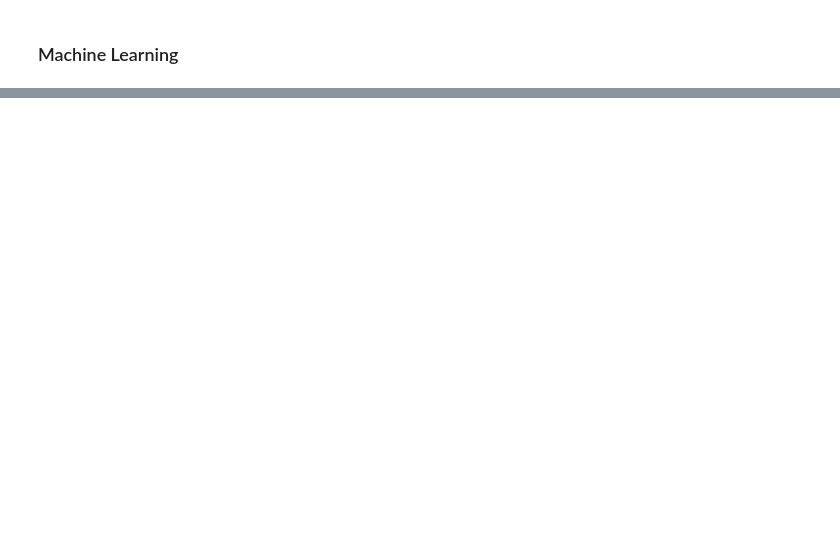
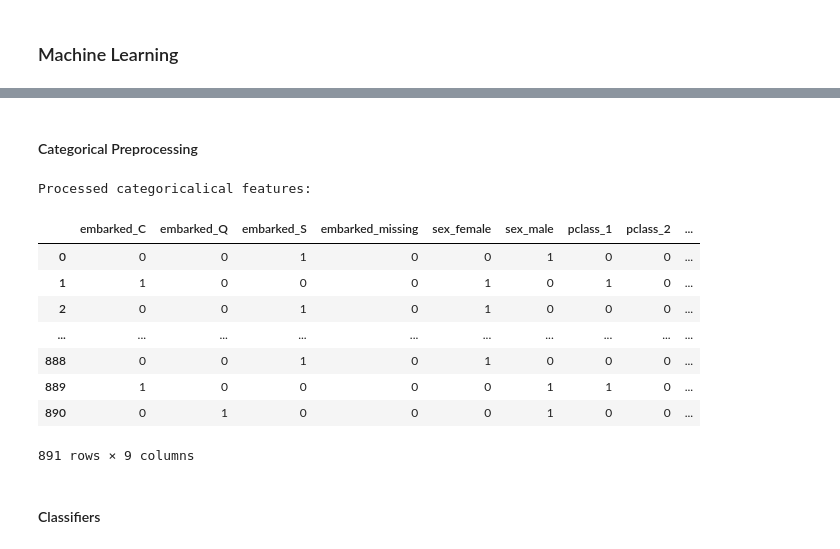
Before and after one commit to pmgasper/handson-ml, a Jupyter notebook: 03_ex3_titanic.ipynb, the cells around one changed output, grey strips where cells are left out. Drawn from its saved outputs; the diff is of its cells as text; code cells hidden in the pictures; blank space fills up the shorter version.

```diff
--- a/03_ex3_titanic.ipynb
+++ b/03_ex3_titanic.ipynb
@@ -306,11 +343,46 @@ num_trans = Pipeline([
+# %% [markdown]
+#### Categorical Preprocessing
+# %%
+# Function(s) for Categorical preprocessing
+def onehot_names(encoder, features):
+    ''' Takes a OneHotEncoder instance and the list of features used to
+        generate that instance.
+        Returns a list of encoded featured names'''
+
+    encoded = list(encoder.named_steps['onehot'].get_feature_names())
+
+    dic = {'x{0}'.format(key):value
+           for key, value in enumerate(features)}
+
+    return [enc_str.replace(enc_str.split('_')[0], dic[enc_str.split('_')[0]])
+            for enc_str in encoded]
 # %%
 # Categorical transformer pipeline
 cat_features = ['embarked', 'sex', 'pclass']
 
 cat_trans = Pipeline([
     ('imputer', SimpleImputer(strategy='constant', fill_value='missing')),
     ('onehot', OneHotEncoder(handle_unknown='ignore')),
 ])
+
+cat_prep = cat_trans.fit_transform(data[cat_features])
+cat_prep_df = pd.DataFrame(cat_prep.toarray(),
+                           columns=onehot_names(cat_trans, cat_features))
+
+print('Processed categoricalical features:')
+with pd.option_context('display.float_format', '{:.0f}'.format):
+    display(cat_prep_df)
+# %% [output]
+Processed categoricalical features:
+|  | embarked_C | embarked_Q | embarked_S | embarked_missing | sex_female | sex_male | pclass_1 | pclass_2 | ... |
+| 0 | 0 | 0 | 1 | 0 | 0 | 1 | 0 | 0 | ... |
+| 1 | 1 | 0 | 0 | 0 | 1 | 0 | 1 | 0 | ... |
+| 2 | 0 | 0 | 1 | 0 | 1 | 0 | 0 | 0 | ... |
+| ... | ... | ... | ... | ... | ... | ... | ... | ... | ... |
+| 888 | 0 | 0 | 1 | 0 | 1 | 0 | 0 | 0 | ... |
+| 889 | 1 | 0 | 0 | 0 | 0 | 1 | 1 | 0 | ... |
+| 890 | 0 | 1 | 0 | 0 | 0 | 1 | 0 | 0 | ... |
+891 rows × 9 columns
 # %%
 # Combined preprocessor pipeline
 preprocessor = ColumnTransformer(transformers=[
@@ -330,3 +392,5 @@ preprocessor = ColumnTransformer(transformers=[
+# %% [markdown]
+#### Classifiers
 # %%
 # Classifier pipeline
 clf = Pipeline(steps=[('preprocessor', preprocessor),
```
Also changed, not shown: parts of 14 cells of this notebook.
